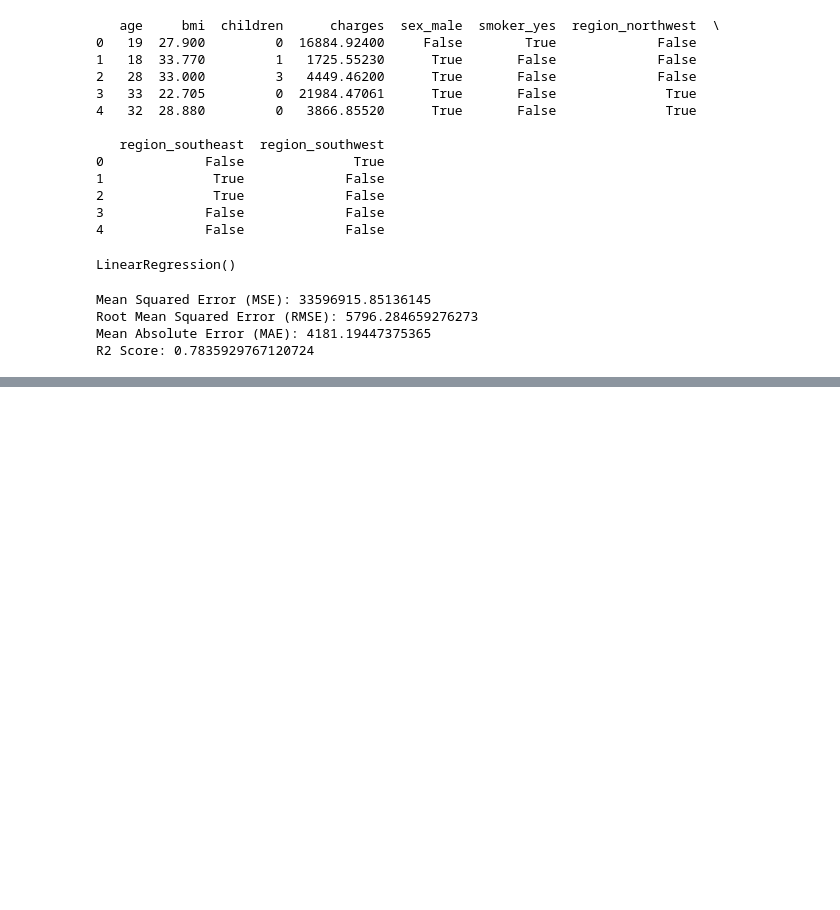
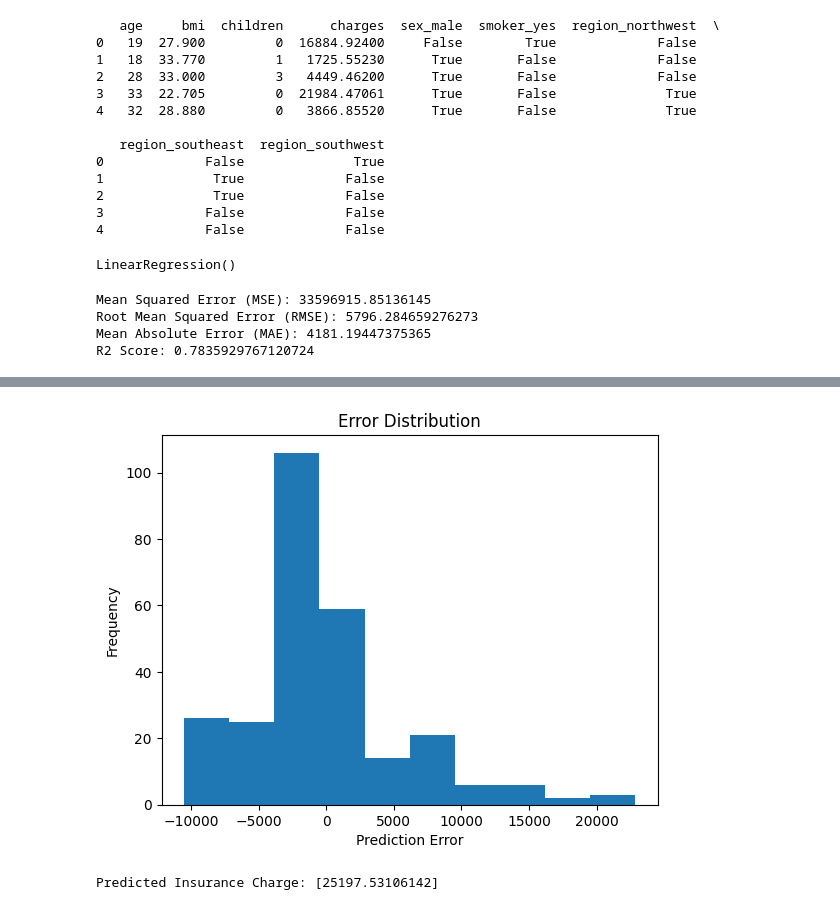
Before and after one commit to omshahu/ML_Practicals, a Jupyter notebook: p2_extra.ipynb, the cells around one changed output, grey strips where cells are left out. Cells and saved outputs as stored; diff of their text form; code cells hidden in the pictures; blank space fills up the shorter version.

```diff
--- a/p2_extra.ipynb
+++ b/p2_extra.ipynb
@@ -119,0 +164,15 @@ R2 Score: 0.7835929767120724
+# %%
+plt.hist(residuals)
+plt.xlabel("Prediction Error")
+plt.ylabel("Frequency")
+plt.title("Error Distribution")
+plt.show()
+# %% [output]
+[figure, added]
+# %%
+new_data = X.iloc[:1]
+prediction = model.predict(new_data)
+
+print("Predicted Insurance Charge:", prediction)
+# %% [output]
+Predicted Insurance Charge: [25197.53106142]
```
Also changed, not shown: parts of 4 cells of this notebook.
